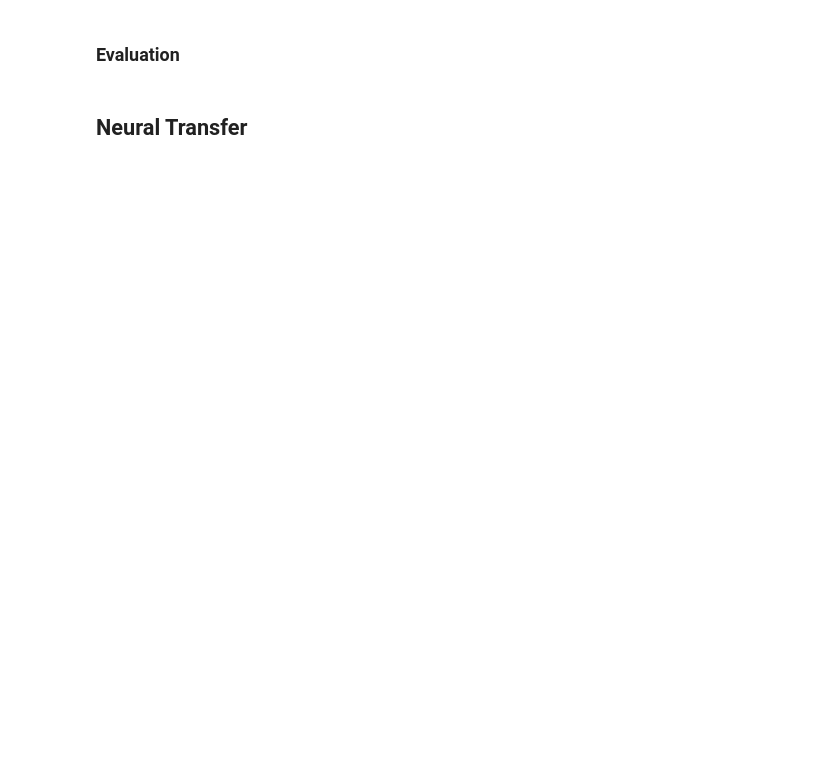
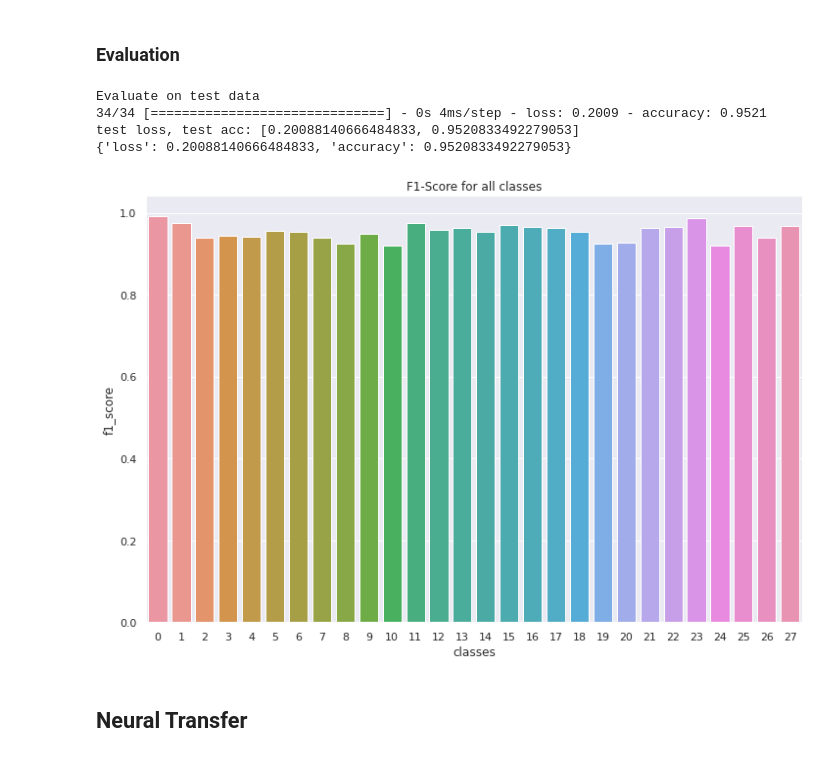
Before and after one commit to bernardo-cruz/DLV03_Project, a Jupyter notebook: arabic_mnist.ipynb, the cells around one changed output. Saved outputs shown, nothing was run; the diff lists cells and outputs as text; code cells hidden in the pictures; blank space fills up the shorter version.

```diff
--- a/arabic_mnist.ipynb
+++ b/arabic_mnist.ipynb
@@ -998,7 +1000,7 @@ print("test loss, test acc:", result)
 print(dict(zip(model_4.metrics_names, result)))
 
 # Save model
-model_4.save(path_project_dir.joinpath('models','model_4.h5'))
+#model_4.save(path_project_dir.joinpath('models','model_4.h5'))
 
 # Create predictions
 y_pred = np.around(model_4.predict(test_data))
@@ -1011,33 +1013,39 @@ metrics4 = classification_report(
       y_pred,
       zero_division = True,
       #labels = test_label,
       output_dict = True
 )
 
 # Convert metrics to a df
 df_metrics = (pd.DataFrame(
     metrics4,
     columns = list(metrics4.keys())
     )
     .T
     .drop(['samples avg','weighted avg','macro avg','micro avg'])
     .reset_index()
     .rename(columns={'index':'classes','f1-score':'f1_score'})
     .drop(columns=['support'])
 
 )
 
 # Barplot of f1 score
 plt.figure(figsize=(12, 8))
 sns.barplot(
     x = df_metrics.classes,
     y = df_metrics.f1_score,
     data = df_metrics,
     #hue="model"
 )
 
 plt.title('F1-Score for all classes')
 plt.show()
+# %% [output]
+Evaluate on test data
+34/34 [==============================] - 0s 4ms/step - loss: 0.2009 - accuracy: 0.9521
+test loss, test acc: [0.20088140666484833, 0.9520833492279053]
+{'loss': 0.20088140666484833, 'accuracy': 0.9520833492279053}
+[figure, added]
 # %% [markdown]
 ## Neural Transfer
 # %%
```
Also changed, not shown: parts of 6 cells of this notebook.
